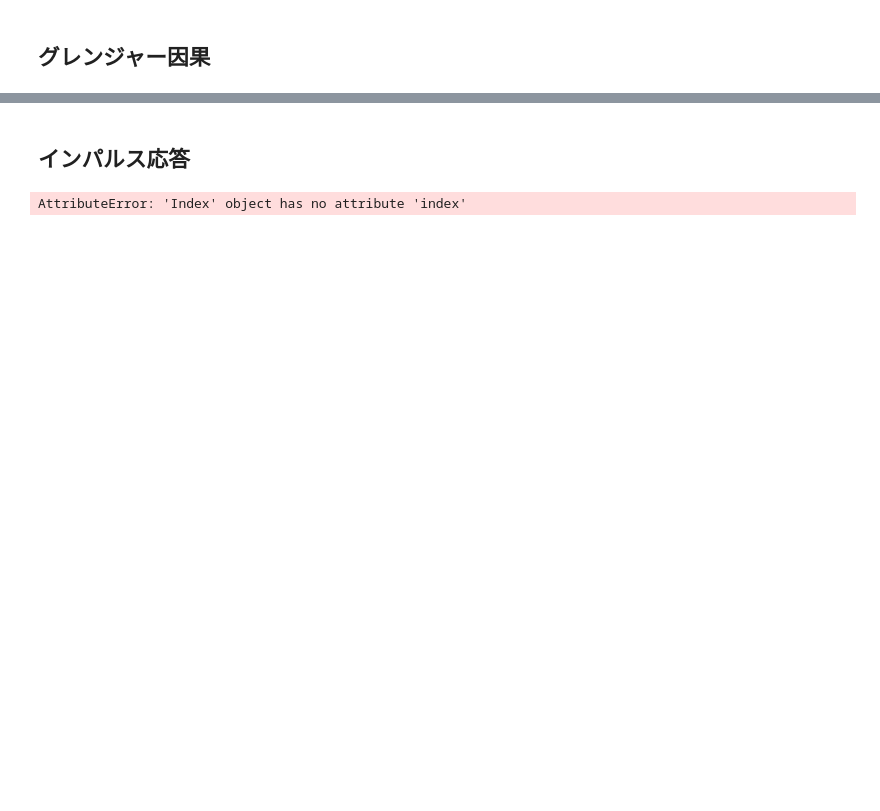
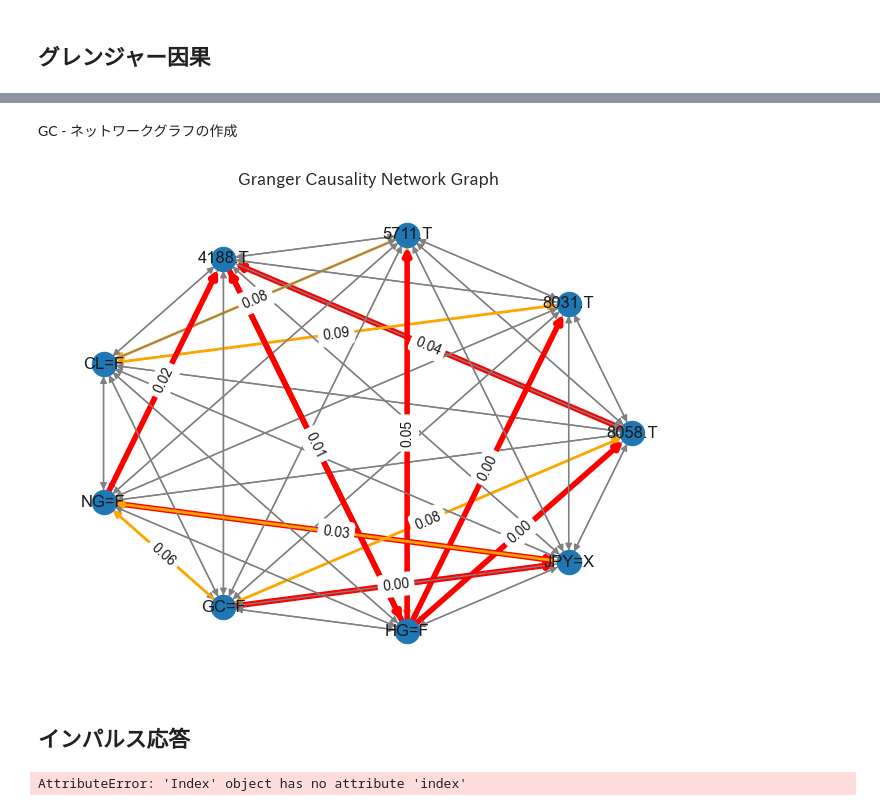
Before and after one commit to aguilarklyno/Fukuhara-Seminar, a Jupyter notebook: 23_11_24_week-05/main.ipynb, the cells around one changed output, grey strips where cells are left out. Saved outputs shown, nothing was run; the diff lists cells and outputs as text; code cells hidden in the pictures; blank space fills up the shorter version.

```diff
--- a/23_11_24_week-05/main.ipynb
+++ b/23_11_24_week-05/main.ipynb
@@ -708,0 +715,2 @@ GC - モデルフィット
+# %%
+_temp_data = df_base_2023_logged_selected
@@ -724,0 +751,2 @@ NameError: name 'df_shosha_logged' is not defined
+# %% [markdown]
+GC - ネットワークグラフの作成
@@ -725,3 +771,48 @@ NameError: name 'df_shosha_logged' is not defined
+# %%
+# モデルから結果を取得
+results_for_network = causality_vs_network(_temp_data, _result)
+# %%
+import networkx as nx
+import matplotlib.pyplot as plt
+
+def draw_causality_graph(causality_results):
+    G = nx.DiGraph()
+    edge_labels = {}
+
+    # 因果関係の追加
+    for result in causality_results:
+        # エッジの太さと色を設定
+        if result['p_value'] <= 0.05:  # 有意水準5%
+            weight, color = 4, 'red'
+            # 有意水準5%以下の p 値をエッジラベルとして追加
+            edge_labels[(result['causing'], result['caused'])] = f"{result['p_value']:.2f}"
+        elif result['p_value'] <= 0.1:  # 有意水準10%
+            weight, color = 2, 'orange'
+            # 有意水準10%以下の p 値をエッジラベルとして追加
+            edge_labels[(result['causing'], result['caused'])] = f"{result['p_value']:.2f}"
+        else:  # 有意水準10%以上
+            weight, color = 1, 'grey'
+
+        # エッジの追加
+        G.add_edge(result['causing'], result['caused'],
+                    weight=weight, color=color)
+
+    # エッジの属性に基づいてグラフを描画
+    pos = nx.circular_layout(G)  # ノードの位置
+    edges = G.edges()
+    edge_colors = [G[u][v]['color'] for u, v in edges]
+    edge_weights = [G[u][v]['weight'] for u, v in edges]
+
+    nx.draw(G, pos, edge_color=edge_colors, width=edge_weights, with_labels=True, arrows=True)
+    nx.draw_networkx_edge_labels(G, pos, edge_labels=edge_labels)  # エッジラベルの描画
+
+    plt.title('Granger Causality Network Graph')
+    plt.show()
+
+# グラフの描画
+draw_causality_graph(results_for_network)
+# %% [output]
+[figure, added]
 # %% [markdown]
 ## インパルス応答
 # %%
```
Also changed, not shown: parts of 24 cells of this notebook.
